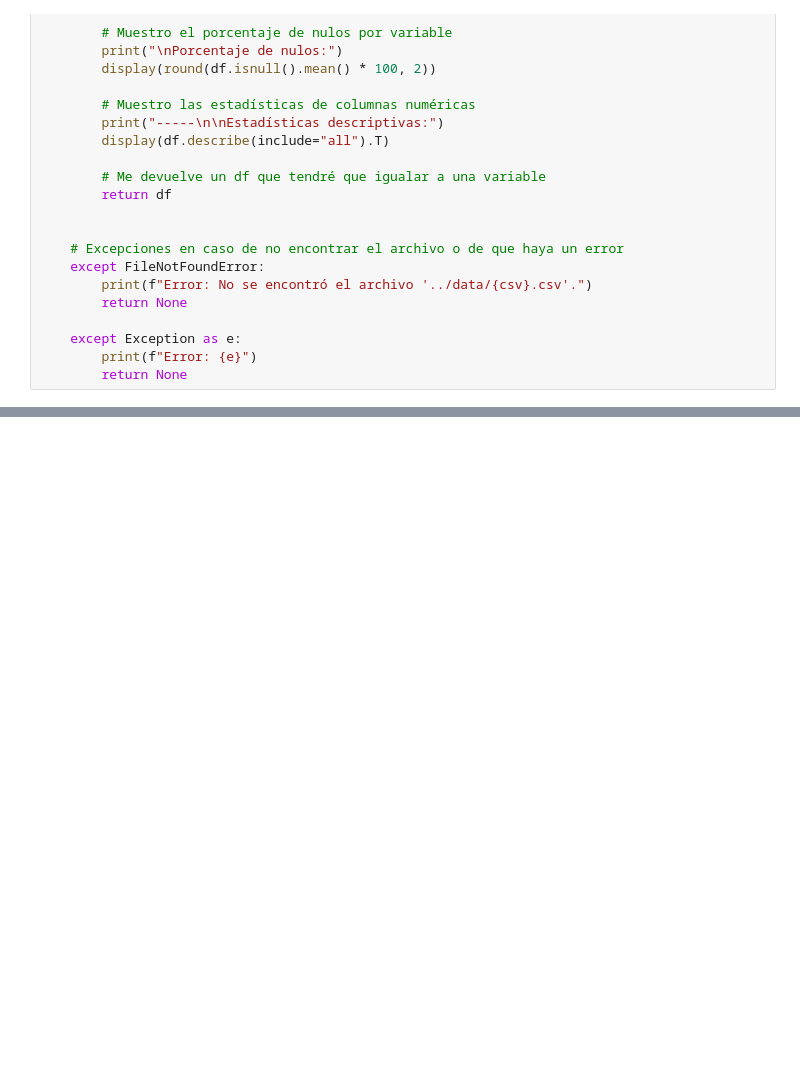
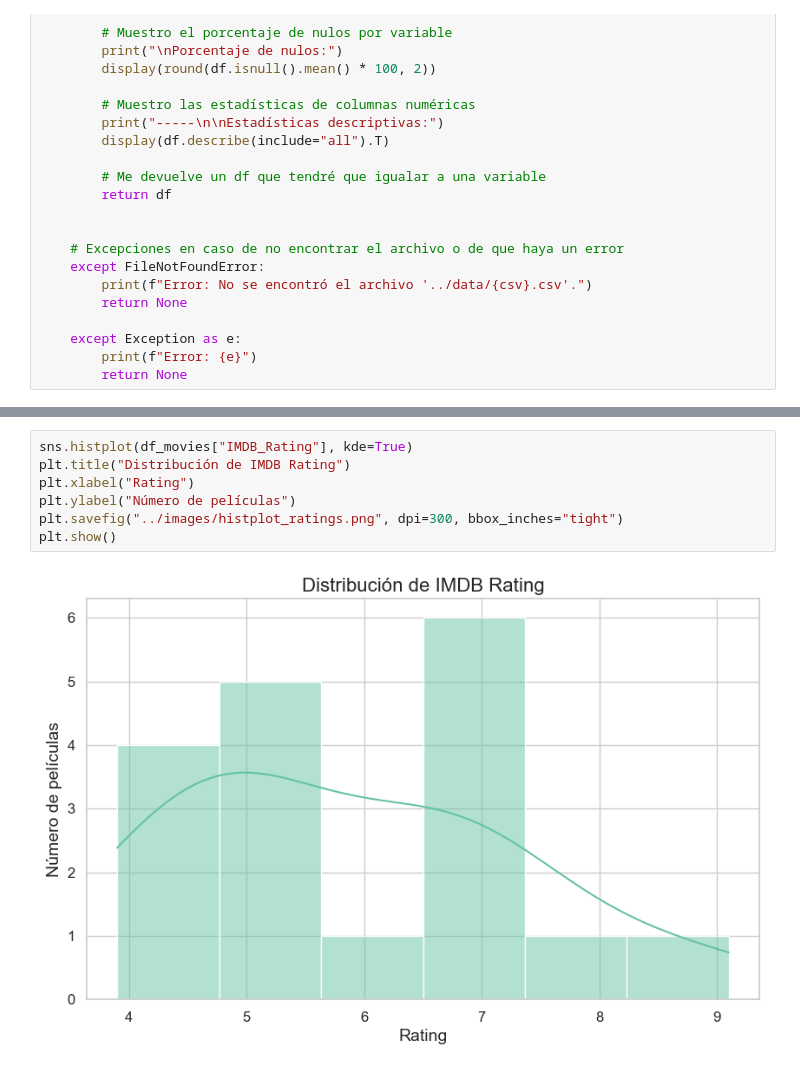
Before and after one commit to Andrea-Gauger/reto-data-movies, a Jupyter notebook: notebooks/01_eda.ipynb, the cells around one changed output, grey strips where cells are left out. Drawn from its saved outputs; the diff is of its cells as text; blank space fills up the shorter version.

```diff
--- a/notebooks/01_eda.ipynb
+++ b/notebooks/01_eda.ipynb
@@ -470,0 +167,9 @@ df_movies.to_csv("../data/clean.csv", index=False)
+# %%
+sns.histplot(df_movies["IMDB_Rating"], kde=True)
+plt.title("Distribución de IMDB Rating")
+plt.xlabel("Rating")
+plt.ylabel("Número de películas")
+plt.savefig("../images/histplot_ratings.png", dpi=300, bbox_inches="tight")
+plt.show()
+# %% [output]
+[figure, added]
```
Also changed, not shown: parts of 37 cells of this notebook, 7 other files.
